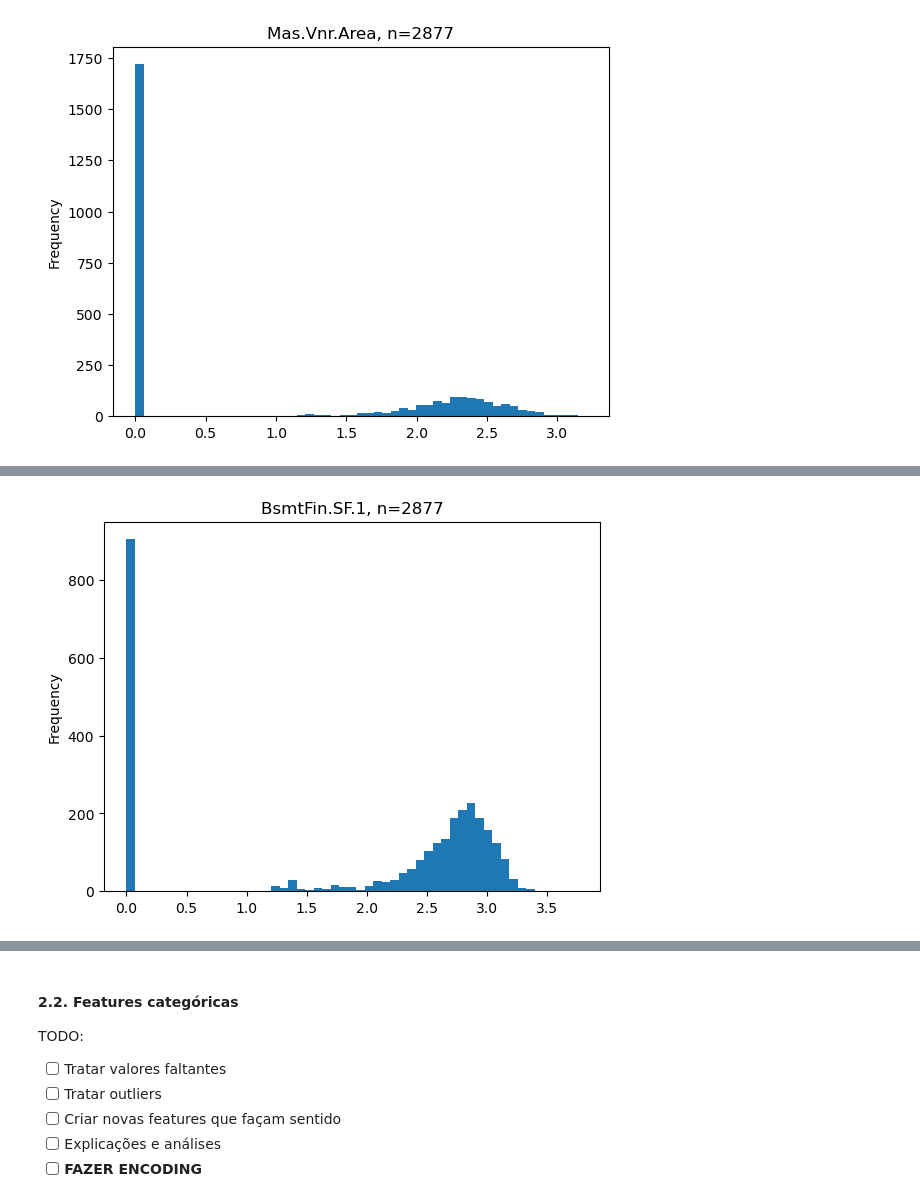
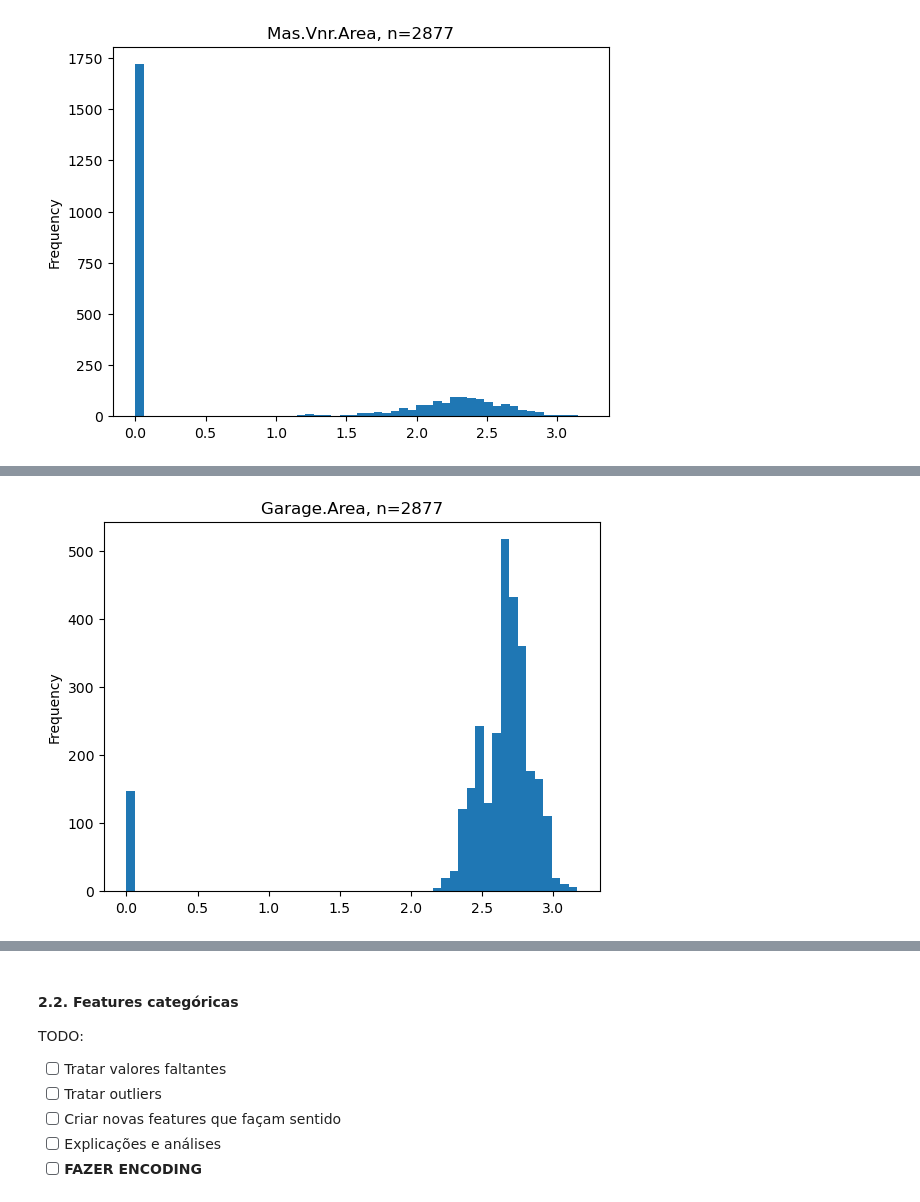
Before and after one commit to ArthurCisotto/Projeto1_MachineLearning_23.2, a Jupyter notebook: notebooks/04_projeto.ipynb, the cells around one changed output, grey strips where cells are left out. Cells and saved outputs as stored; diff of their text form; code cells hidden in the pictures.

```diff
--- a/notebooks/04_projeto.ipynb
+++ b/notebooks/04_projeto.ipynb
@@ -158,0 +402,5 @@ BsmtFin.SF.1  2877.0  445.111922  456.415687  0.0  0.0  374.0  735.0  5644.0
+# %%
+model_data['Has.Half.Bath'] = model_data['Half.Bath'].apply(lambda x: 1 if x > 0 else 0)
+model_data.drop('Half.Bath', axis=1, inplace=True)
+model_data['Has.Half.Bath'] = model_data['Has.Half.Bath'].astype('category')
+model_data['Has.Half.Bath'].value_counts()
@@ -158,0 +437,2 @@ BsmtFin.SF.1  2877.0  445.111922  456.415687  0.0  0.0  374.0  735.0  5644.0
+# %%
+model_data['Bedroom.AbvGr'] = model_data['Bedroom.AbvGr'].astype('category')
@@ -158,0 +450,2 @@ BsmtFin.SF.1  2877.0  445.111922  456.415687  0.0  0.0  374.0  735.0  5644.0
+# %%
+model_data.drop('Kitchen.AbvGr', axis=1, inplace=True)
@@ -158,0 +474,5 @@ BsmtFin.SF.1  2877.0  445.111922  456.415687  0.0  0.0  374.0  735.0  5644.0
+# %%
+model_data['Has.Fireplace'] = model_data['Fireplaces'].apply(lambda x: 1 if x > 0 else 0)
+model_data.drop('Fireplaces', axis=1, inplace=True)
+model_data['Has.Fireplace'] = model_data['Has.Fireplace'].astype('category')
+model_data['Has.Fireplace'].value_counts()
@@ -159,4 +502,4 @@ BsmtFin.SF.1  2877.0  445.111922  456.415687  0.0  0.0  374.0  735.0  5644.0
 # %%
-model_data['BsmtFin.SF.1'] = model_data['BsmtFin.SF.1'].apply(lambda x: np.log10(x+1))
-plot_numericals(model_data, ['BsmtFin.SF.1'])
+model_data['Garage.Area'] = model_data['Garage.Area'].apply(lambda x: np.log10(x+1))
+plot_numericals(model_data, ['Garage.Area'])
 # %% [output]
@@ -168 +511 @@ BsmtFin.SF.1  3.751664
-[figure, old version]
+[figure, new version]
```
Also changed, not shown: parts of 92 cells of this notebook.
